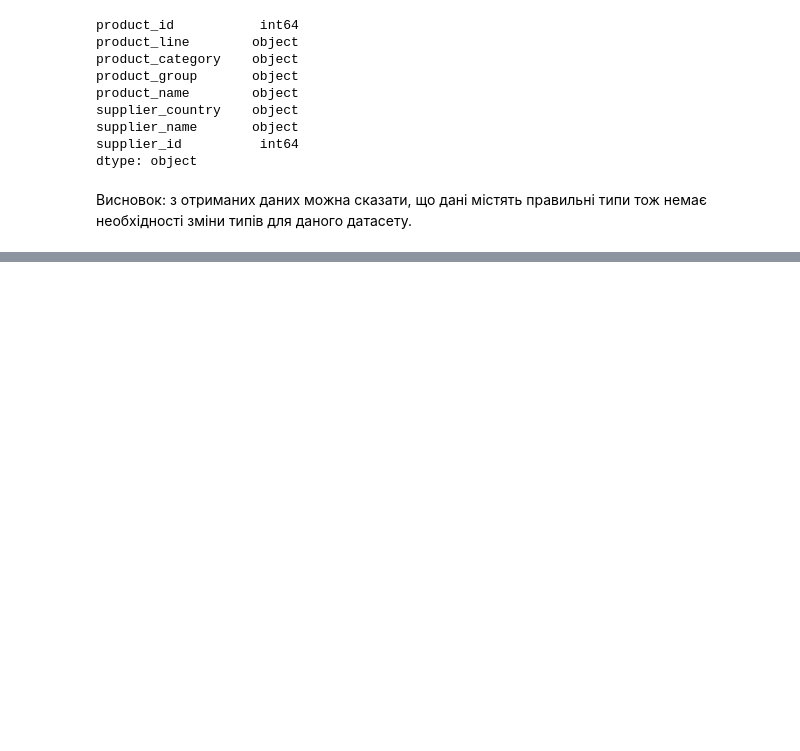
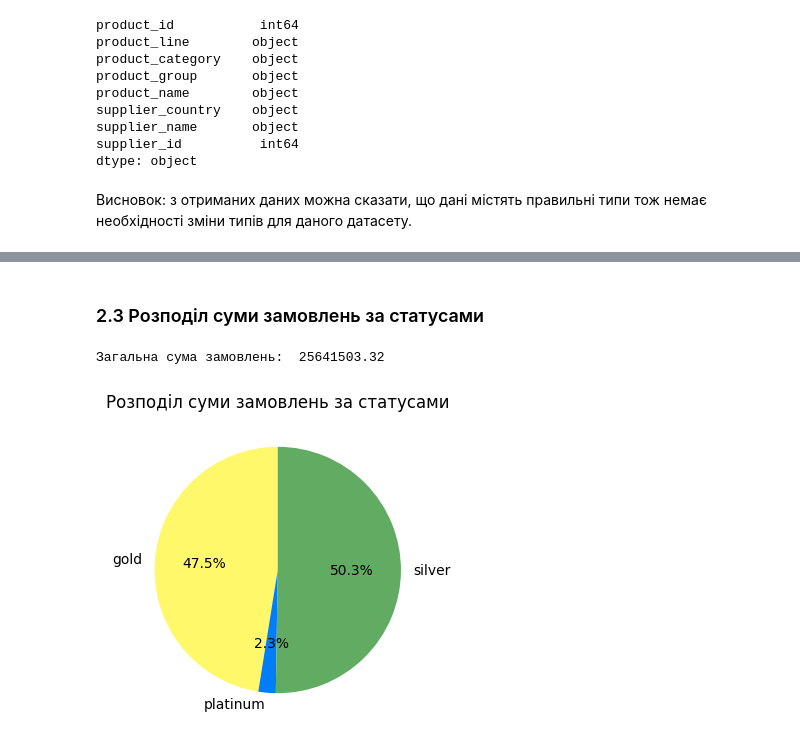
Before and after one commit to Samanta397/Wholesale_And_Retail_Orders_Analysis, a Jupyter notebook: Wholesale_And_Retail_Orders.ipynb, the cells around one changed output, grey strips where cells are left out. Saved outputs shown, nothing was run; the diff lists cells and outputs as text; code cells hidden in the pictures; blank space fills up the shorter version.

```diff
--- a/Wholesale_And_Retail_Orders.ipynb
+++ b/Wholesale_And_Retail_Orders.ipynb
@@ -149,0 +208,16 @@ dtype: object
+# %% [markdown]
+### 2.3 Розподіл суми замовлень за статусами
+# %%
+# Рахуємо суму замовлень по статусах
+total_sales_per_status = orders_df.groupby("customer_status")["total_retail_price_for_this_order"].sum()
+total_sales = round(total_sales_per_status.sum(), 2)
+print("Загальна сума замовлень: ", total_sales)
+
+# Відображаємо на круговій діаграмі
+plt.figure(figsize=(4, 4))
+plt.pie(total_sales_per_status, labels=total_sales_per_status.index, autopct="%1.1f%%", startangle=90, colors=["#fff86a", "#007df7", "#62ab62"])
+plt.title("Розподіл суми замовлень за статусами")
+plt.show()
+# %% [output]
+Загальна сума замовлень:  25641503.32
+[figure, added]
```
Also changed, not shown: parts of 34 cells of this notebook.
